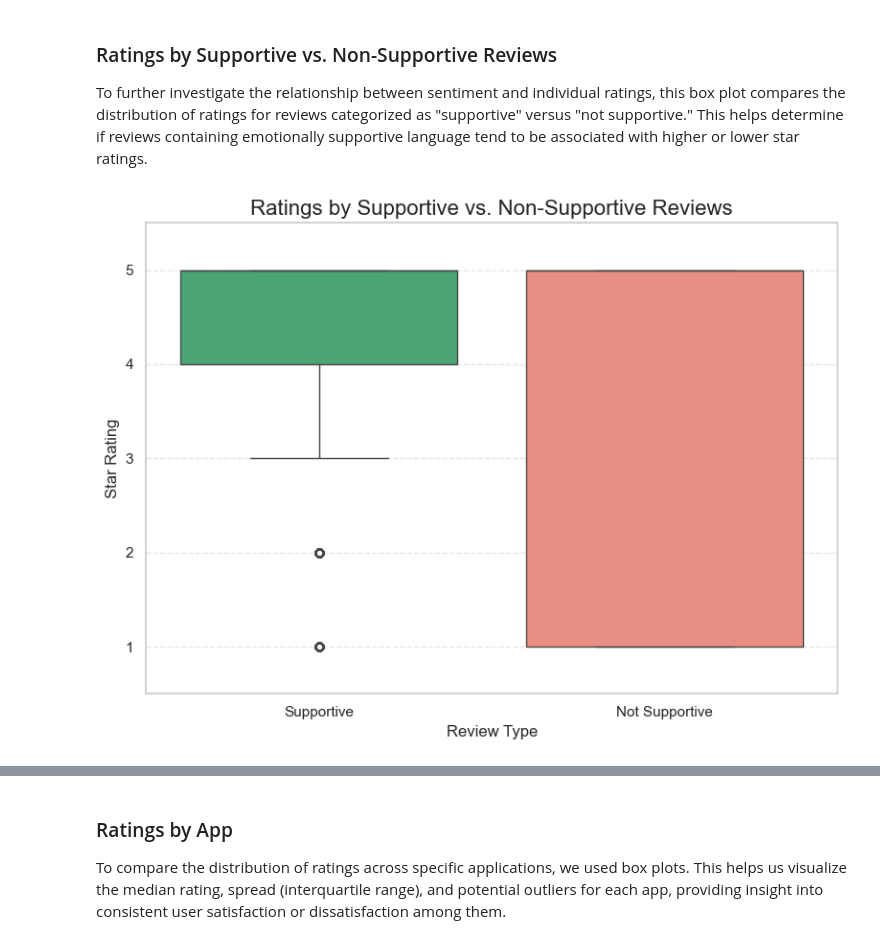
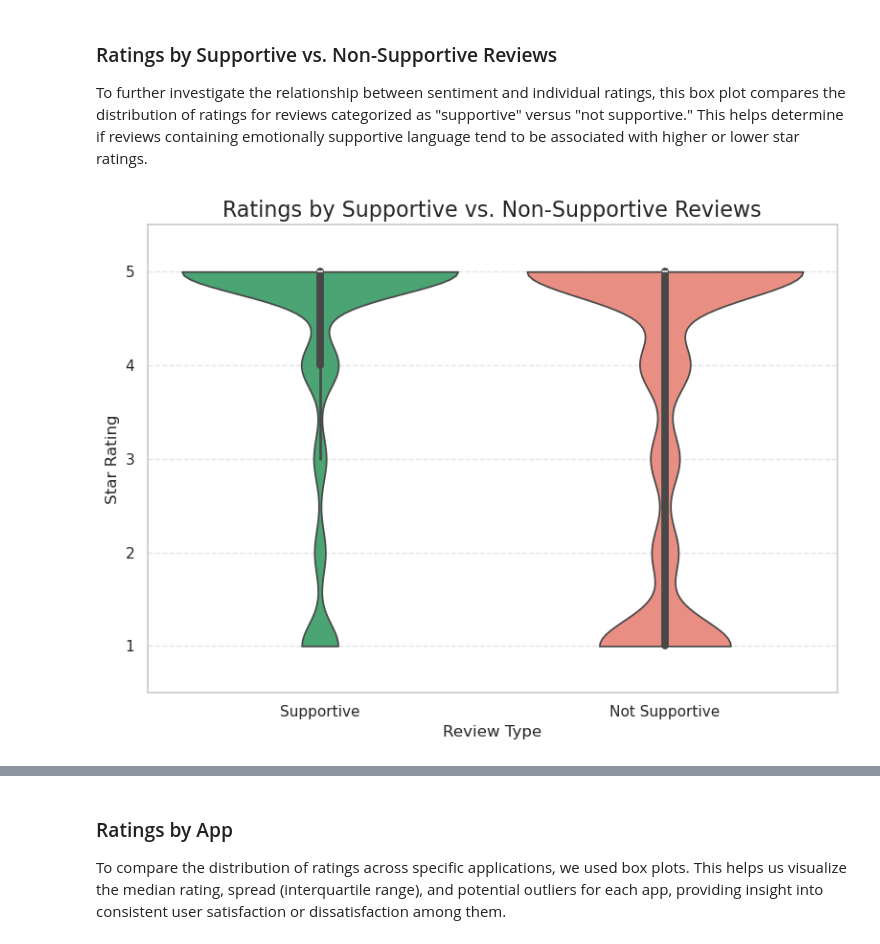
Before and after one commit to avalonandresen/cogs108, a Jupyter notebook: EDACheckpoint_Group018_SP25.ipynb, the cells around one changed output, grey strips where cells are left out. Saved outputs shown, nothing was run; the diff lists cells and outputs as text; code cells hidden in the pictures.

Commit message:
updated data analysis plot/description based on feedback and transferred all sections

```diff
--- a/EDACheckpoint_Group018_SP25.ipynb
+++ b/EDACheckpoint_Group018_SP25.ipynb
@@ -697,25 +697,26 @@ The bar plot reveals a noticeable imbalance between supportive and non-supportiv
 
 To further investigate the relationship between sentiment and individual ratings, this box plot compares the distribution of ratings for reviews categorized as "supportive" versus "not supportive." This helps determine if reviews containing emotionally supportive language tend to be associated with higher or lower star ratings.
 # %%
-df_box = df_categorized.copy()
-df_box['Supportive'] = df_box['has_supportive_sentiment'].map({True: 'Supportive', False: 'Not Supportive'})
+df_violin = df_categorized.copy()
+df_violin['Supportive'] = df_violin['has_supportive_sentiment'].map({True: 'Supportive', False: 'Not Supportive'})
 
 plt.figure(figsize=(8, 6))
-sns.boxplot(
-    data=df_box,
+sns.violinplot(
+    data=df_violin,
     x='Supportive',
     y='rating',
     hue='Supportive',
     palette={'Supportive': 'mediumseagreen', 'Not Supportive': 'salmon'},
-    legend=False
+    inner='box',
+    cut=0
 )
 
 plt.title("Ratings by Supportive vs. Non-Supportive Reviews", fontsize=16)
 plt.xlabel("Review Type", fontsize=12)
 plt.ylabel("Star Rating", fontsize=12)
 plt.ylim(0.5, 5.5)
 plt.grid(axis='y', linestyle='--', alpha=0.5)
 plt.tight_layout()
 plt.show()
 # %% [output]
-[figure, old version]
+[figure, new version]
```
Also changed, not shown: parts of 10 cells of this notebook, 2 other files.
